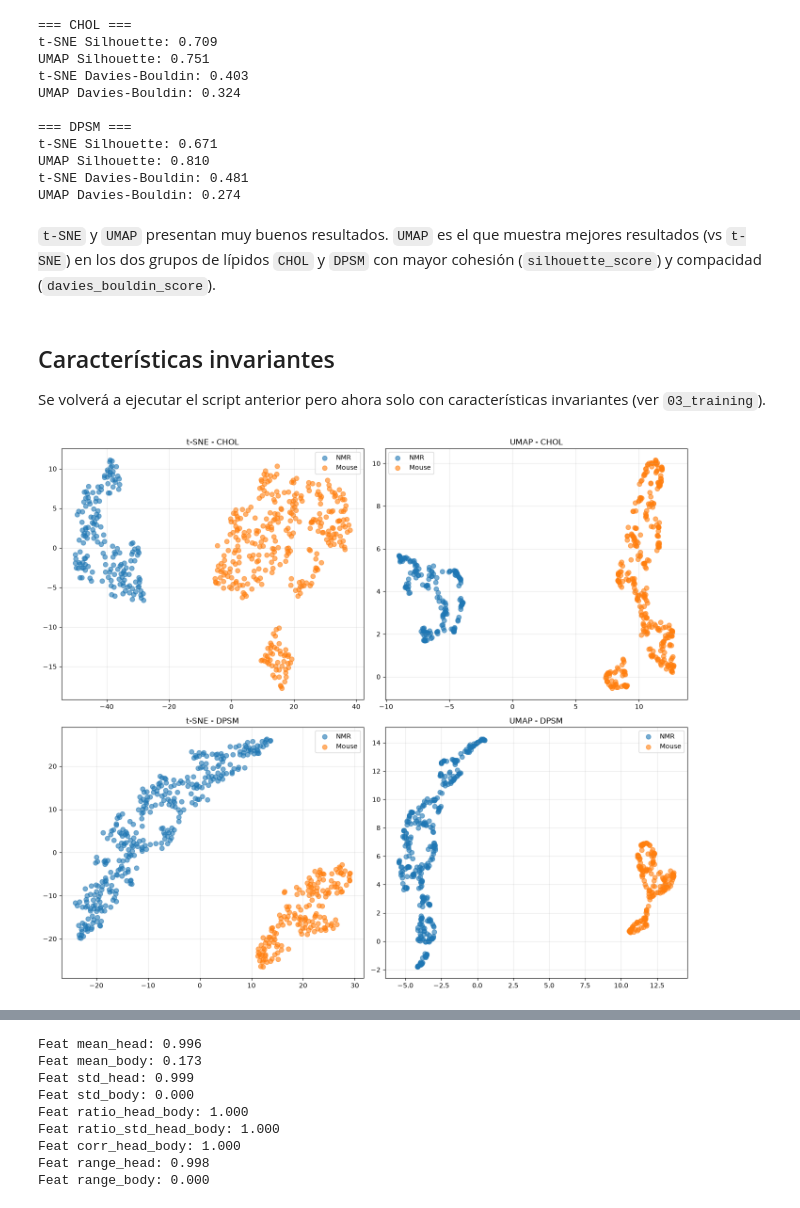
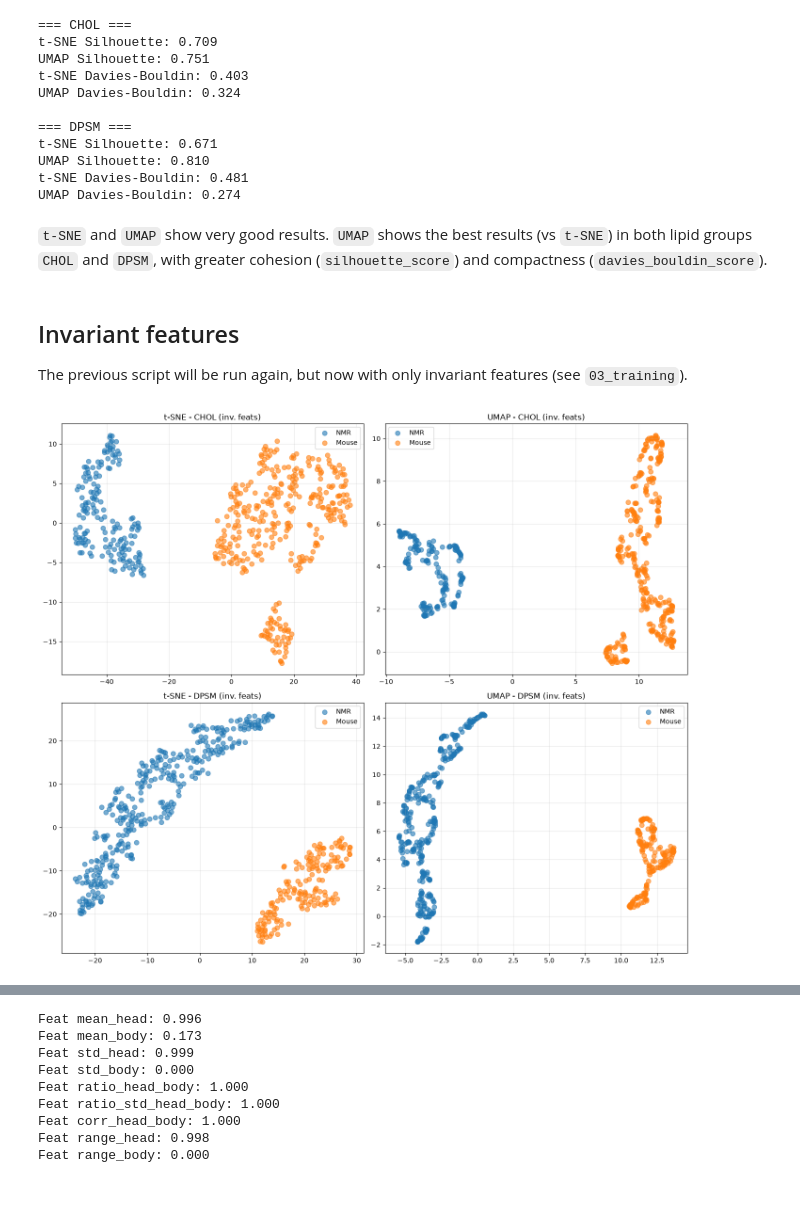
Before and after one commit to dylanhrojas/mouse-nmr, a Jupyter notebook: notebooks/04_embeddings.ipynb, the cells around one changed output, grey strips where cells are left out. Saved outputs shown, nothing was run; the diff lists cells and outputs as text; code cells hidden in the pictures.

```diff
--- a/notebooks/04_embeddings.ipynb
+++ b/notebooks/04_embeddings.ipynb
@@ -16 +17,3 @@ warnings.filterwarnings("ignore")
+# %%
+RANDOM_STATE = 42
 # %% [markdown]
@@ -183,11 +187,11 @@ UMAP Silhouette: 0.810
 t-SNE Davies-Bouldin: 0.481
 UMAP Davies-Bouldin: 0.274
 # %% [markdown]
-`t-SNE` y `UMAP` presentan muy buenos resultados. `UMAP` es el que muestra mejores resultados (vs `t-SNE`) en los dos grupos de lípidos `CHOL` y `DPSM` con mayor cohesión (`silhouette_score`) y compacidad (`davies_bouldin_score`).
+`t-SNE` and `UMAP` show very good results. `UMAP` shows the best results (vs `t-SNE`) in both lipid groups `CHOL` and `DPSM`, with greater cohesion (`silhouette_score`) and compactness (`davies_bouldin_score`).
 # %% [markdown]
-## Características invariantes
+## Invariant features
 
-Se volverá a ejecutar el script anterior pero ahora solo con características invariantes (ver `03_training`).
+The previous script will be run again, but now with only invariant features (see `03_training`).
 # %%
 %%time
 X_chol_inv = df_chol[["ratio_head_body", "ratio_std_head_body", "corr_head_body"]].copy()
@@ -200,10 +204,10 @@ scaler = StandardScaler()
 X_chol_inv_scaled = scaler.fit_transform(X_chol_inv)
 X_dpsm_inv_scaled = scaler.fit_transform(X_dpsm_inv)
 
-embedding_tsne_chol_inv = TSNE(n_components=2, random_state=42).fit_transform(X_chol_inv_scaled)
-embedding_tsne_dpsm_inv = TSNE(n_components=2, random_state=42).fit_transform(X_dpsm_inv_scaled)
-embedding_umap_chol_inv = UMAP(n_components=2, random_state=42).fit_transform(X_chol_inv_scaled)
-embedding_umap_dpsm_inv = UMAP(n_components=2, random_state=42).fit_transform(X_dpsm_inv_scaled)
+embedding_tsne_chol_inv = TSNE(n_components=2, random_state=RANDOM_STATE).fit_transform(X_chol_inv_scaled)
+embedding_tsne_dpsm_inv = TSNE(n_components=2, random_state=RANDOM_STATE).fit_transform(X_dpsm_inv_scaled)
+embedding_umap_chol_inv = UMAP(n_components=2, random_state=RANDOM_STATE).fit_transform(X_chol_inv_scaled)
+embedding_umap_dpsm_inv = UMAP(n_components=2, random_state=RANDOM_STATE).fit_transform(X_dpsm_inv_scaled)
 
 fig, axes = plt.subplots(2, 2, figsize=(14, 12))
 
@@ -221,7 +225,7 @@ axes[0, 0].scatter(
     alpha=0.6,
     s=50,
 )
-axes[0, 0].set_title("t-SNE - CHOL")
+axes[0, 0].set_title("t-SNE - CHOL (inv. feats)")
 axes[0, 0].legend()
 axes[0, 0].grid(True, alpha=0.3)
 
@@ -239,7 +243,7 @@ axes[0, 1].scatter(
     alpha=0.6,
     s=50,
 )
-axes[0, 1].set_title("UMAP - CHOL")
+axes[0, 1].set_title("UMAP - CHOL (inv. feats)")
 axes[0, 1].legend()
 axes[0, 1].grid(True, alpha=0.3)
 
@@ -253,33 +257,34 @@ axes[1, 0].scatter(
 axes[1, 0].scatter(
     embedding_tsne_dpsm_inv[y_dpsm == 1, 0],
     embedding_tsne_dpsm_inv[y_dpsm == 1, 1],
     label="Mouse",
     alpha=0.6,
     s=50,
 )
-axes[1, 0].set_title("t-SNE - DPSM")
+axes[1, 0].set_title("t-SNE - DPSM (inv. feats)")
 axes[1, 0].legend()
 axes[1, 0].grid(True, alpha=0.3)
 
 axes[1, 1].scatter(
     embedding_umap_dpsm_inv[y_dpsm == 0, 0],
     embedding_umap_dpsm_inv[y_dpsm == 0, 1],
     label="NMR",
     alpha=0.6,
     s=50,
 )
 axes[1, 1].scatter(
     embedding_umap_dpsm_inv[y_dpsm == 1, 0],
     embedding_umap_dpsm_inv[y_dpsm == 1, 1],
     label="Mouse",
     alpha=0.6,
     s=50,
 )
-axes[1, 1].set_title("UMAP - DPSM")
+axes[1, 1].set_title("UMAP - DPSM (inv. feats)")
 axes[1, 1].legend()
 axes[1, 1].grid(True, alpha=0.3)
 
 plt.tight_layout()
+plt.savefig("../figures/04_tsne_umap_chol_dpsm_inv_feats.png", dpi=150, bbox_inches="tight")
 plt.show()
 # %% [output]
-[figure, old version]
+[figure, new version]
```
Also changed, not shown: parts of 12 cells of this notebook, 51 other files.
